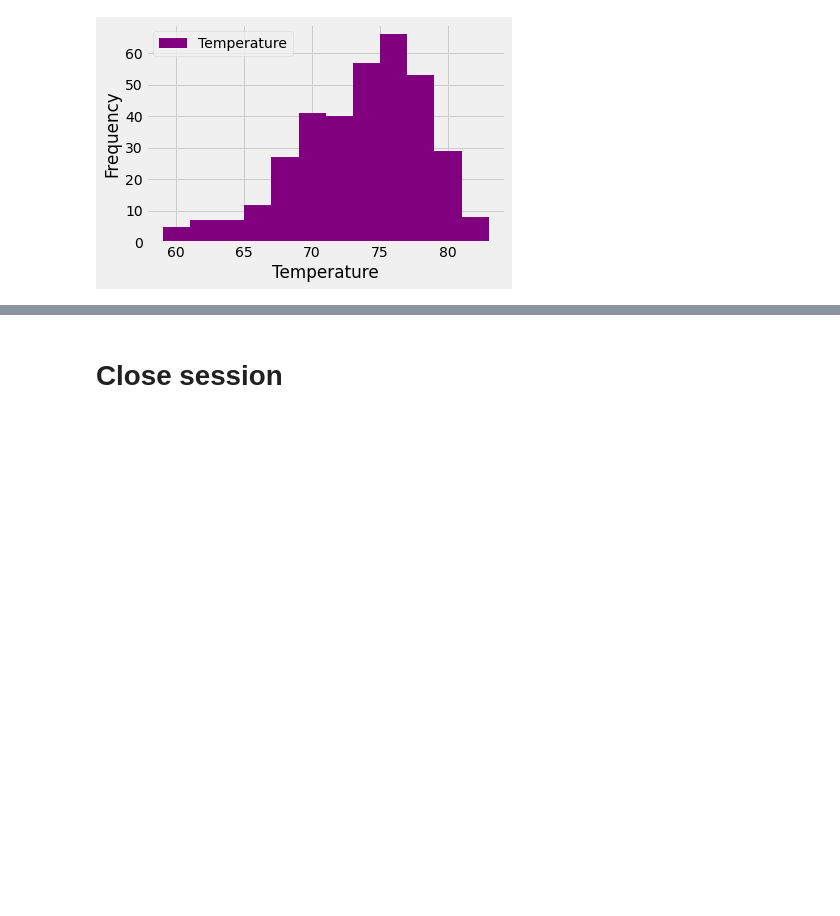
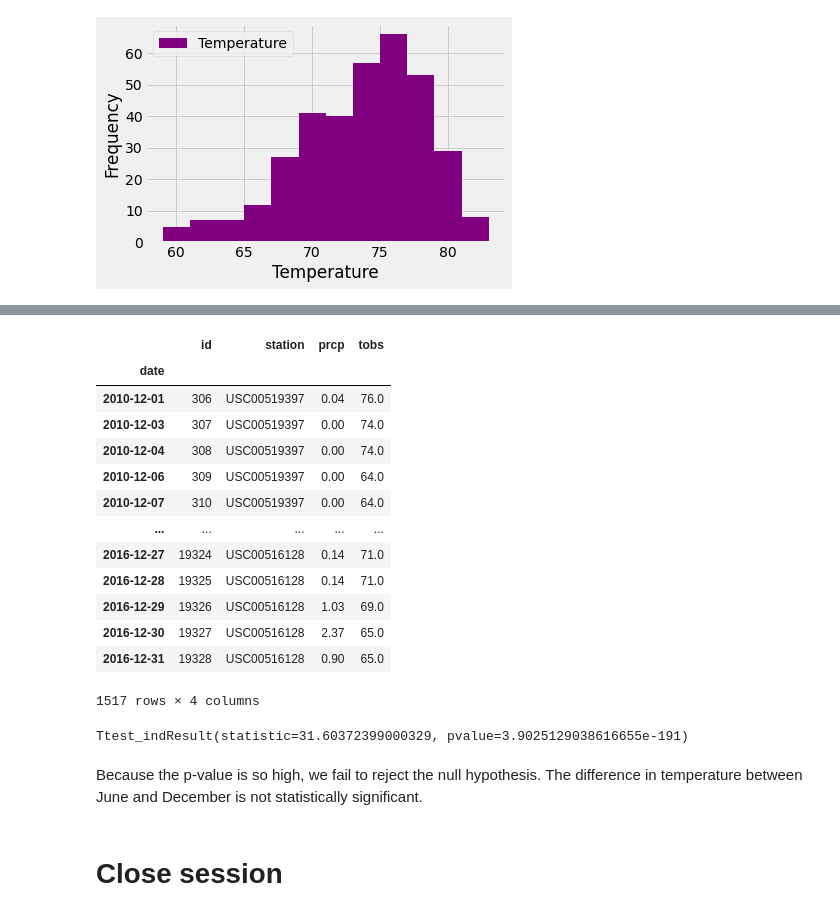
Before and after one commit to KStrange89/Trip-Planning, a Jupyter notebook: climate.ipynb, the cells around one changed output, grey strips where cells are left out. Drawn from its saved outputs; the diff is of its cells as text; code cells hidden in the pictures; blank space fills up the shorter version.

```diff
--- a/climate.ipynb
+++ b/climate.ipynb
@@ -210,0 +254,18 @@ plt.show()
+# %%
+dec_df = measurement_df[measurement_df.index.month == 12]
+dec_df
+# %% [output]
+|  | id | station | prcp | tobs |
+| date |  |  |  |  |
+| 2010-12-01 | 306 | USC00519397 | 0.04 | 76.0 |
+| 2010-12-03 | 307 | USC00519397 | 0.00 | 74.0 |
+| 2010-12-04 | 308 | USC00519397 | 0.00 | 74.0 |
+| 2010-12-06 | 309 | USC00519397 | 0.00 | 64.0 |
+| 2010-12-07 | 310 | USC00519397 | 0.00 | 64.0 |
+| ... | ... | ... | ... | ... |
+| 2016-12-27 | 19324 | USC00516128 | 0.14 | 71.0 |
+| 2016-12-28 | 19325 | USC00516128 | 0.14 | 71.0 |
+| 2016-12-29 | 19326 | USC00516128 | 1.03 | 69.0 |
+| 2016-12-30 | 19327 | USC00516128 | 2.37 | 65.0 |
+| 2016-12-31 | 19328 | USC00516128 | 0.90 | 65.0 |
+1517 rows × 4 columns
@@ -211,3 +275,12 @@ plt.show()
+# %%
+from scipy import stats
+# This will be a two sample t-test as the amount of data collected
+#in June is different from the amount of data collected in December
+stats.ttest_ind(june_df['tobs'], dec_df['tobs'])
+# %% [output]
+Ttest_indResult(statistic=31.60372399000329, pvalue=3.9025129038616655e-191)
+# %% [markdown]
+Because the p-value is so high, we fail to reject the null hypothesis. The difference in temperature between June and December is not statistically significant.
 # %% [markdown]
 # Close session
 # %%
```
Also changed, not shown: parts of 5 cells of this notebook.
